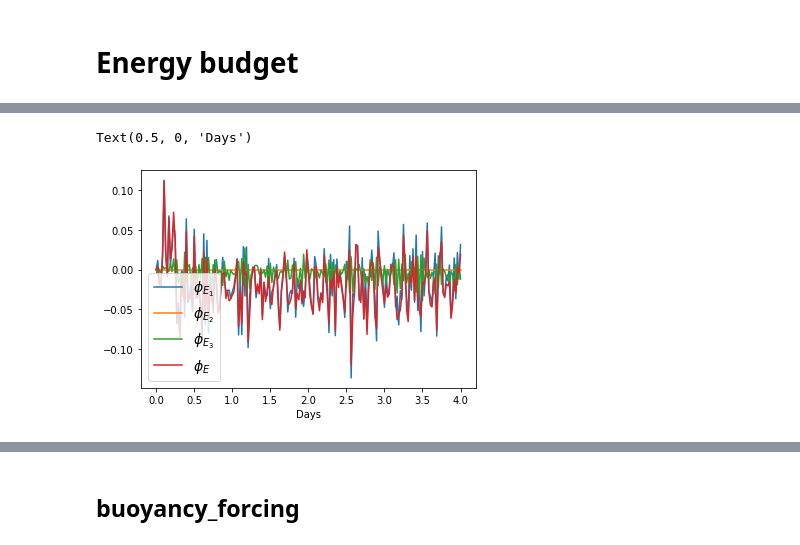
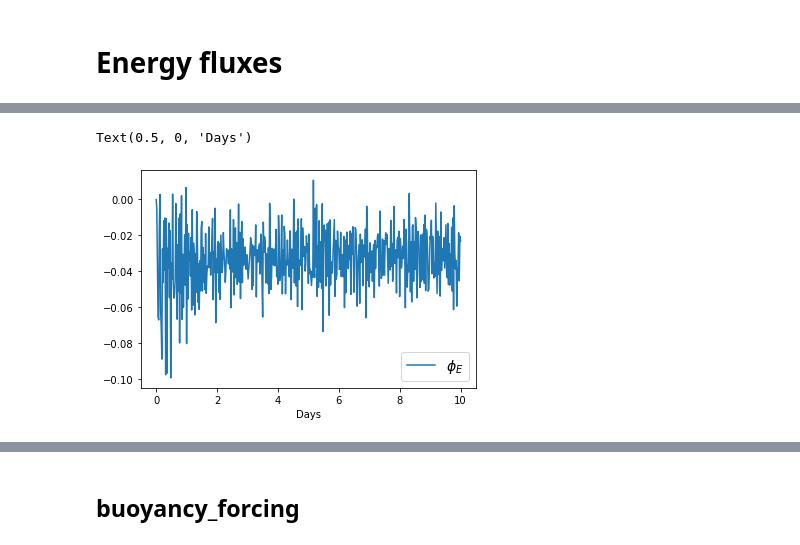
Before and after one commit to cpierard/Nyles, a Jupyter notebook: notebooks/Energy_Budget.ipynb, the cells around one changed output, grey strips where cells are left out. Cells and saved outputs as stored; diff of their text form; code cells hidden in the pictures.

```diff
--- a/notebooks/Energy_Budget.ipynb
+++ b/notebooks/Energy_Budget.ipynb
@@ -6,8 +6,9 @@ import numpy.ma as ma
 import tracemalloc
 from iosubdomains import Variable
 # %%
-exp_nonrot = diag.plume('../../data/Nyles/plume_4days_nonrot/', 'plume_4days_nonrot')
-exp_rot = diag.plume('../../data/Nyles/plume_2days_pressure_4/', 'plume_2days_pressure_4')
-time = exp.time/3600/24
-r_lim = 0.3
-z_lim = 0.6
+norot = diag.plume('../../data/Nyles/plume_nonrot/', 'plume_nonrot')
+rot = diag.plume('../../data/Nyles/plume_rot/', 'plume_rot')
+#exp = diag.plume('../../data/Nyles/plume_2days_pressure_4/', 'plume_2days_pressure_4')
+time = norot.time/3600/24
+r_lim = 0.35
+z_lim = 0.55
@@ -116,5 +107,5 @@ plt.legend()
 # %% [markdown]
-# Energy budget
+# Energy fluxes
 # %% [markdown]
 ![schematic](energy_budget_plume.png)
 # %%
@@ -126,12 +117,12 @@ plt.legend()
 # %%
 ϕ_E = ϕ_E1 + ϕ_E2 + ϕ_E3
 # %%
-plt.plot(time, ϕ_E1, label='$\phi_{E_1}$')
-plt.plot(time, ϕ_E2, label='$\phi_{E_2}$')
-plt.plot(time, ϕ_E3, label='$\phi_{E_3}$')
+#plt.plot(time, ϕ_E1, label='$\phi_{E_1}$')
+#plt.plot(time, ϕ_E2, label='$\phi_{E_2}$')
+#plt.plot(time, ϕ_E3, label='$\phi_{E_3}$')
 plt.plot(time, ϕ_E, label='$\phi_{E}$')
 plt.legend(fontsize=14)
 plt.xlabel('Days')
 # %% [output]
 Text(0.5, 0, 'Days')
-[figure, old version]
+[figure, new version]
```
Also changed, not shown: parts of 53 cells of this notebook, 6 other files.
